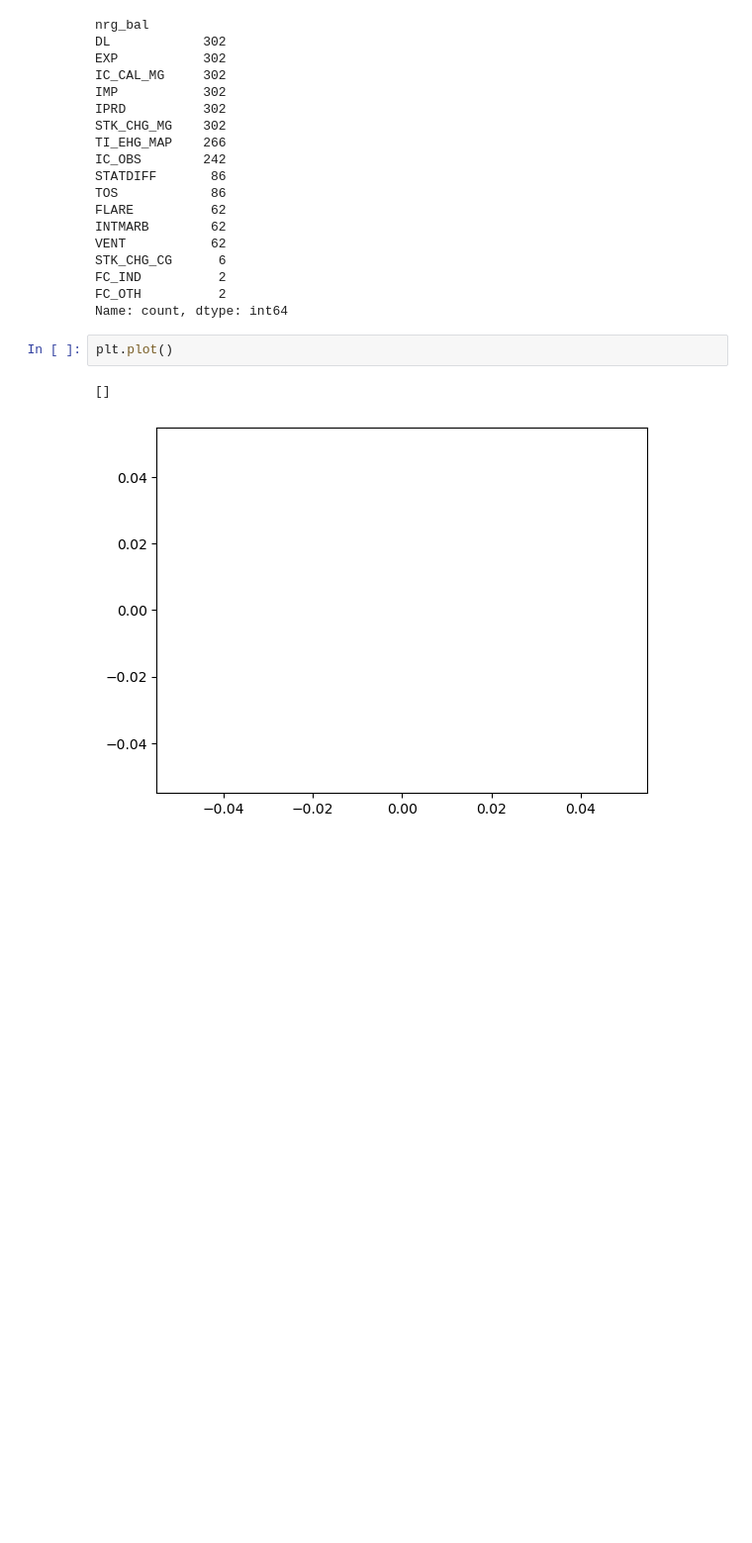
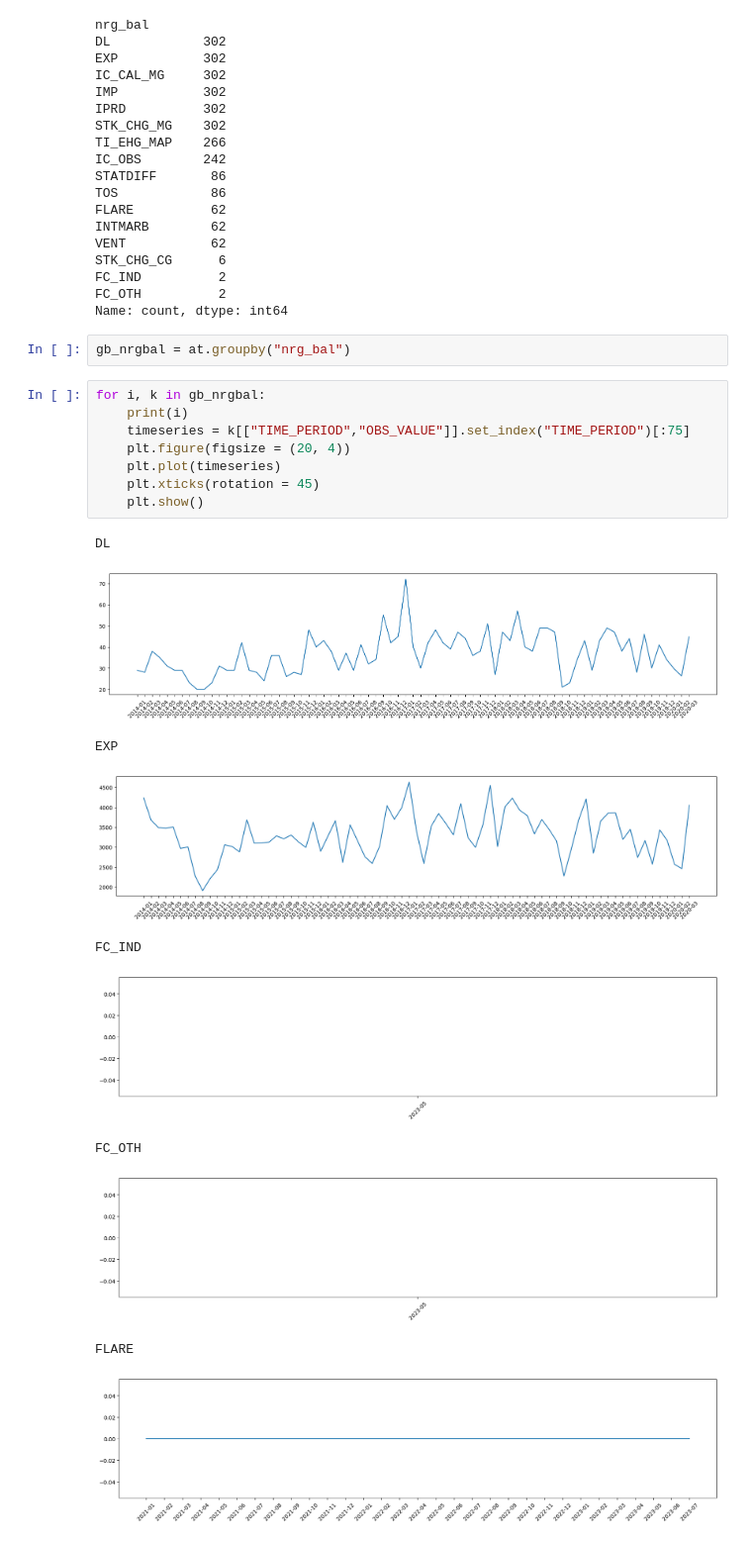
Before and after one commit to alketcecaj12/ChallengeEurostats, a Jupyter notebook: EDA_Gas.ipynb, the cells around one changed output. Shown at 99% size. Cells and saved outputs as stored; diff of their text form; blank space fills up the shorter version.

```diff
--- a/EDA_Gas.ipynb
+++ b/EDA_Gas.ipynb
@@ -76,8 +76,24 @@ STK_CHG_CG      6
 FC_IND          2
 FC_OTH          2
 Name: count, dtype: int64
-# %%
-plt.plot()
-# %% [output]
-[]
-[figure, removed]
+# %%
+gb_nrgbal = at.groupby("nrg_bal")
+# %%
+for i, k in gb_nrgbal:
+    print(i)
+    timeseries = k[["TIME_PERIOD","OBS_VALUE"]].set_index("TIME_PERIOD")[:75]
+    plt.figure(figsize = (20, 4))
+    plt.plot(timeseries)
+    plt.xticks(rotation = 45)
+    plt.show()
+# %% [output]
+DL
+[figure, added]
+EXP
+[figure, added]
+FC_IND
+[figure, added]
+FC_OTH
+[figure, added]
+FLARE
+[figure, added]
```
Also changed, not shown: parts of 1 cell of this notebook.
